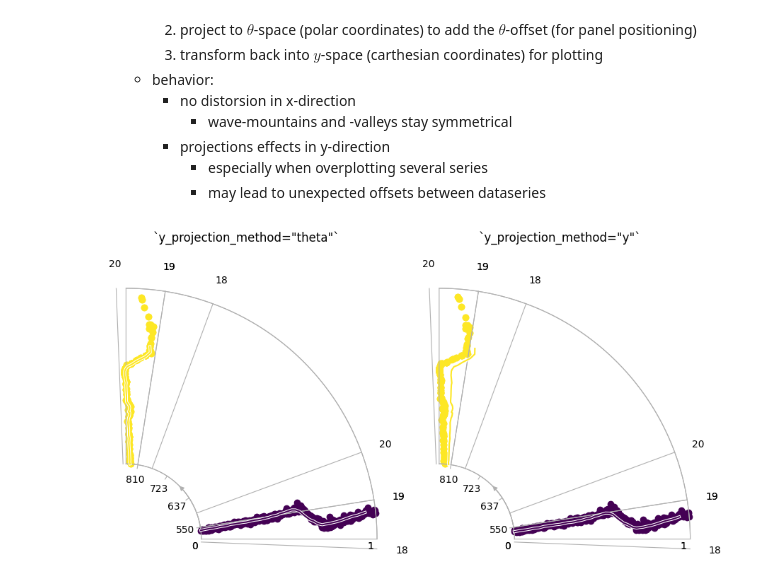
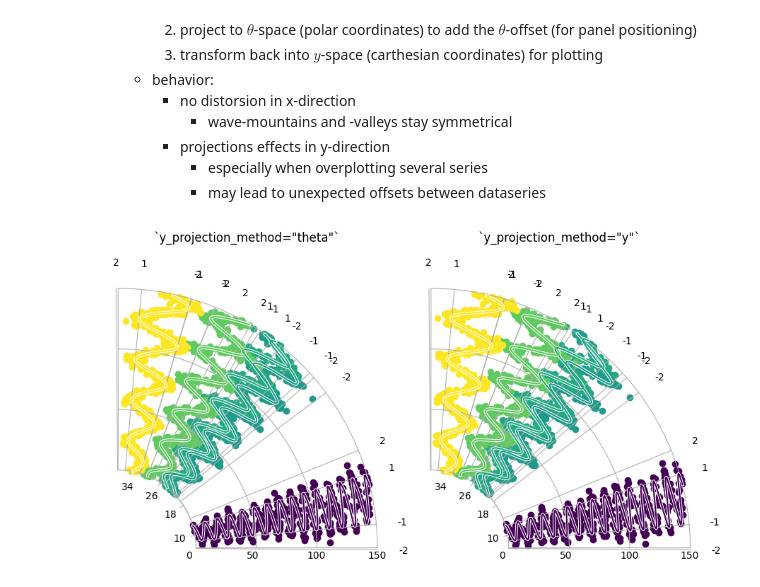
Before and after one commit to TheRedElement/LStein, a Jupyter notebook: src_py_demo/LVisP_demo.ipynb, the cells around one changed output. Saved outputs shown, nothing was run; the diff lists cells and outputs as text; code cells hidden in the pictures.

```diff
--- a/src_py_demo/LVisP_demo.ipynb
+++ b/src_py_demo/LVisP_demo.ipynb
@@ -140,7 +134,7 @@ LVPC = LVisPCanvas(ax,
     thetaguidelims=(-np.pi/2,np.pi/2), thetaplotlims=(-np.pi/2+panelsize/2,np.pi/2-panelsize/2),
     xlimdeadzone=0.3,
     thetalabel=r"$\theta$-label", xlabel=r"$x$-label", ylabel=r"$y$-label",
-    thetaarrowpos_th=15, ylabpos_th=np.min(theta_raw),
+    thetaarrowpos_th=25, ylabpos_th=np.min(theta_raw),
     thetatickkwargs=dict(ls="-"), thetaticklabelkwargs=dict(rotation=45), thetalabelkwargs=dict(c="tab:grey"),
     xtickkwargs=dict(ls="-"), xticklabelkwargs=dict(xytext=(-2,0)), xlabelkwargs=dict(c="k"),
 )
@@ -231,7 +225,7 @@ Options are the following:
             * may lead to unexpected offsets between dataseries
 # %%
 fidx = 0    #displays projection effects in y-direction with `y_projection_method="y"`
-# fidx = -1   #displays projection effects in x-projection with `y_projection_method="theta"`
+fidx = -1   #displays projection effects in x-projection with `y_projection_method="theta"`
 #get data
 theta_raw, x_raw, y_raw, \
 theta_pro, x_pro, y_pro, \
@@ -243,31 +237,31 @@ panelsize, \
 colors = get_stats(theta_raw, x_raw, y_raw, fname)
 
 #plotting
 fig = plt.figure(figsize=(9,9))
 ax1 = fig.add_subplot(121)
 ax2 = fig.add_subplot(122)
 ax1.set_title("`y_projection_method=\"theta\"`", y=1.1)
 ax2.set_title("`y_projection_method=\"y\"`", y=1.1)
 
 #init canvas (similar to `fig = plt.figure()`)
 LVPC1 = LVisPCanvas(ax1,
     thetaticks, xticks, yticks,
     thetaguidelims=(0,np.pi/2), thetaplotlims=(0+panelsize/2,np.pi/2-panelsize/2),
 )
 LVPC2 = LVisPCanvas(ax2,
     thetaticks, xticks, yticks,
     thetaguidelims=(0,np.pi/2), thetaplotlims=(0+panelsize/2,np.pi/2-panelsize/2),
 )
 
 #plotting all the series (similar to `plt.plot()`)
 LVPC1.scatter(theta_raw[::1], x_raw[::1], y_raw[::1], panel_kwargs=dict(y_projection_method="theta"),)
 LVPC1.plot(theta_pro[::1], x_pro[::1], y_pro[::1], panel_kwargs=dict(y_projection_method="theta"), plot_kwargs=dict(lw=3, c="w"))
 LVPC1.plot(theta_pro[::1], x_pro[::1], y_pro[::1], panel_kwargs=dict(y_projection_method="theta"),)
 LVPC2.scatter(theta_raw[::1], x_raw[::1], y_raw[::1], panel_kwargs=dict(y_projection_method="y"),)
 LVPC2.plot(theta_pro[::1], x_pro[::1], y_pro[::1], panel_kwargs=dict(y_projection_method="y"), plot_kwargs=dict(lw=3, c="w"))
 LVPC2.plot(theta_pro[::1], x_pro[::1], y_pro[::1], panel_kwargs=dict(y_projection_method="y"),)
 
 fig.tight_layout()
 plt.show()
 # %% [output]
-[figure, old version]
+[figure, new version]
```
Also changed, not shown: parts of 3 cells of this notebook, 2 other files.
